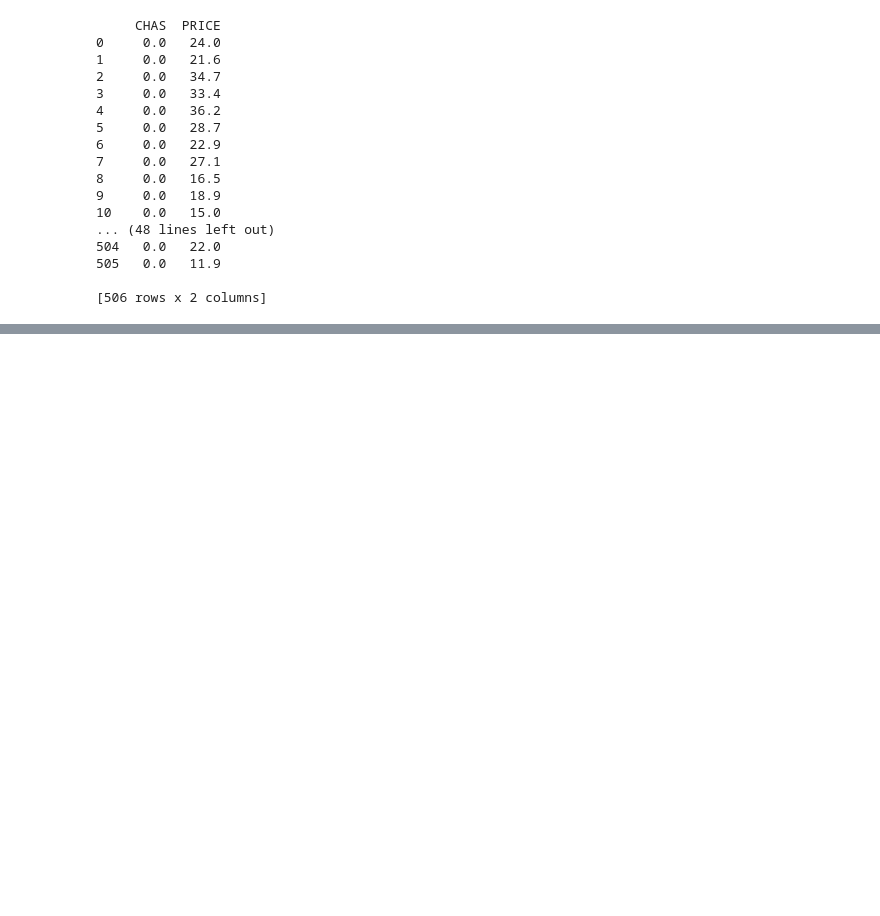
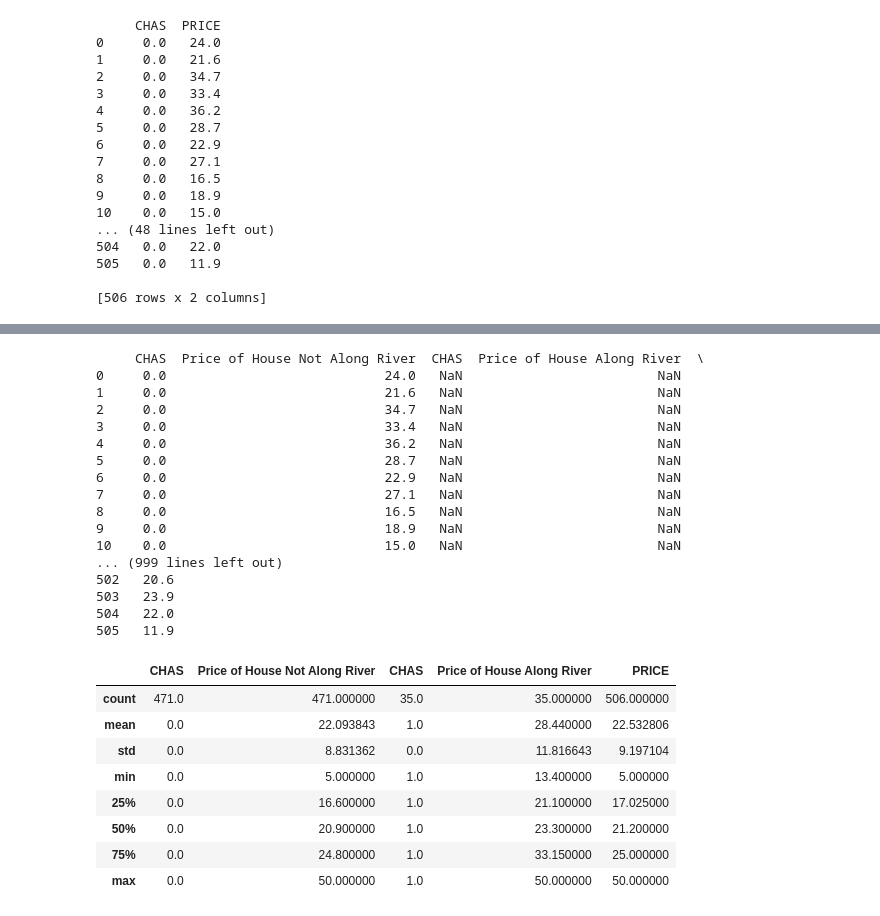
Before and after one commit to shanecanny1/Machine-Learning-and-Statistics-Project, a Jupyter notebook: Machine Learning Project Boston House Prices.ipynb, the cells around one changed output, grey strips where cells are left out. Cells and saved outputs as stored; diff of their text form; code cells hidden in the pictures; blank space fills up the shorter version.

Commit message:
Created new dataframes of Houses Along and not Along the river, with corresponding prices

```diff
--- a/Machine Learning Project Boston House Prices.ipynb
+++ b/Machine Learning Project Boston House Prices.ipynb
@@ -160,3 +160,10 @@ print(house)
 505     21.0  396.90   7.88   11.9
 
 [506 rows x 14 columns]
+# %%
+## Creating a new DataFrame of the original house price ##
+Original_House_Price=house['PRICE']
+
+## Renaming Columns Names for Clarity ##
+Original_House_Price.columns = ['Combined Price of Houses']
+print(Original_House_Price)
@@ -235,3 +260,15 @@ print(river_house_price)
 505   0.0   11.9
 
 [506 rows x 2 columns]
+# %%
+
+## Creating a dataframe of house and prices that are not along the river ##
+house_away_from_river=river_house_price[river_house_price.CHAS == 0]
+
+## Renaming Columns Names for Clarity ##
+
+house_away_from_river.columns = ['CHAS', 'Price of House Not Along River']
+print(house_away_from_river)
+
+## Listing Summary Statistics for Price of House ot along the river ##
+house_away_from_river.describe()
@@ -237,0 +302,11 @@ print(river_house_price)
+# %%
+## Creating a dataframe of houses and prices that are along the river ##
+house_along_river=river_house_price[river_house_price.CHAS == 1]
+
+## Renaming Columns Names for Clarity ##
+
+house_along_river.columns = ['CHAS', 'Price of House Along River']
+print(house_along_river)
+
+## Listing Summary Statistics for Price of Houses along the river ##
+house_along_river.describe()
@@ -237,0 +340,35 @@ print(river_house_price)
+# %%
+## Setting the option to display all rows to ensure all data is present ##
+pd.set_option('display.max_rows', None)
+
+## Creating a new table pf Price of Housing ##
+Price_of_Housing = pd.concat([house_away_from_river,house_along_river,Original_House_Price], axis=1)
+print(Price_of_Housing)
+Price_of_Housing.describe()
+# %% [output]
+     CHAS  Price of House Not Along River  CHAS  Price of House Along River  \
+0     0.0                            24.0   NaN                         NaN
+1     0.0                            21.6   NaN                         NaN
+2     0.0                            34.7   NaN                         NaN
+3     0.0                            33.4   NaN                         NaN
+4     0.0                            36.2   NaN                         NaN
+5     0.0                            28.7   NaN                         NaN
+6     0.0                            22.9   NaN                         NaN
+7     0.0                            27.1   NaN                         NaN
+8     0.0                            16.5   NaN                         NaN
+9     0.0                            18.9   NaN                         NaN
+10    0.0                            15.0   NaN                         NaN
+... (999 lines left out)
+502   20.6
+503   23.9
+504   22.0
+505   11.9
+|  | CHAS | Price of House Not Along River | CHAS | Price of House Along River | PRICE |
+| count | 471.0 | 471.000000 | 35.0 | 35.000000 | 506.000000 |
+| mean | 0.0 | 22.093843 | 1.0 | 28.440000 | 22.532806 |
+| std | 0.0 | 8.831362 | 0.0 | 11.816643 | 9.197104 |
+| min | 0.0 | 5.000000 | 1.0 | 13.400000 | 5.000000 |
+| 25% | 0.0 | 16.600000 | 1.0 | 21.100000 | 17.025000 |
+| 50% | 0.0 | 20.900000 | 1.0 | 23.300000 | 21.200000 |
+| 75% | 0.0 | 24.800000 | 1.0 | 33.150000 | 25.000000 |
+| max | 0.0 | 50.000000 | 1.0 | 50.000000 | 50.000000 |
```
Also changed, not shown: parts of 3 cells of this notebook.
